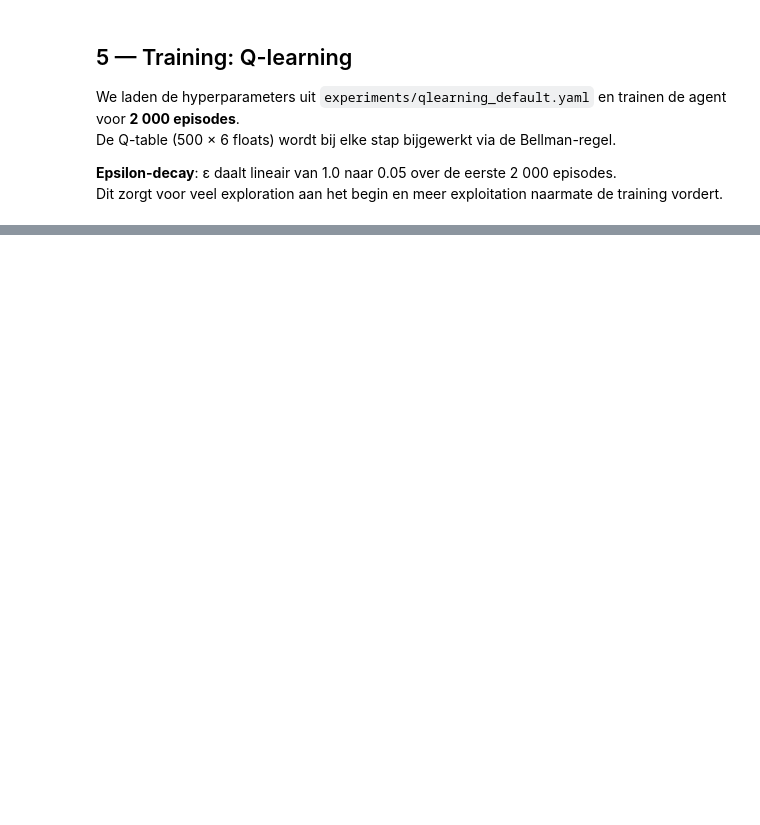
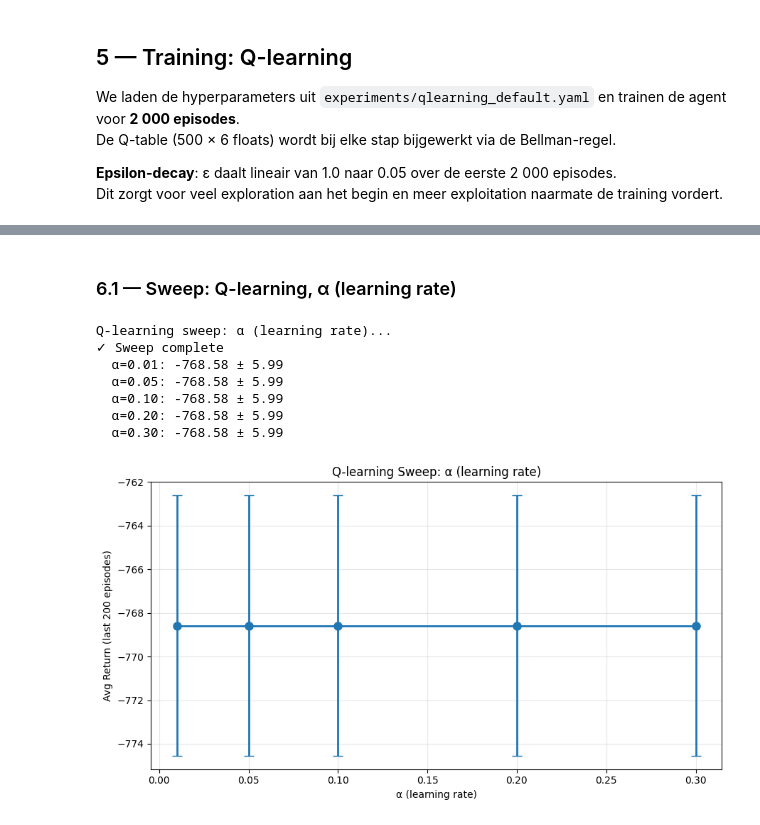
Before and after one commit to louisbrouwer/Autonomous_2, a Jupyter notebook: main.ipynb, the cells around one changed output, grey strips where cells are left out. Drawn from its saved outputs; the diff is of its cells as text; code cells hidden in the pictures; blank space fills up the shorter version.

```diff
--- a/main.ipynb
+++ b/main.ipynb
@@ -502,2 +354,0 @@ In Taxi-v4 zijn de prestaties doorgaans vergelijkbaar.
-# %%
-ax.set_title("SARSA: trainings-reward curve — Taxi-v4")
@@ -508,2 +354,0 @@ De ruwe return per episode (transparant) en het voortschrijdend gemiddelde (wind
-# %%
-ax.set_title("SARSA: trainings-reward curve — Taxi-v4")
@@ -529,2 +354,0 @@ We zetten alle vier agents naast elkaar in één tabel en twee grafieken.
-# %%
-ax.set_title("Trainings-reward curves — Taxi-v4: Q-learning vs SARSA")
@@ -629,0 +355,14 @@ De centrale les: **algoritme en hyperparameter zijn geen onafhankelijke keuzes**
+# %%
+print("Q-learning: training 2000 episodes...")
+
+# Laad configuratie
+with open(PROJECT_ROOT / "experiments" / "qlearning_default.yaml") as f:
+    ql_cfg = yaml.safe_load(f) or {}
+
+# Creëer en train agent
+ql_agent = QLearningAgent(n_states=N_STATES, n_actions=N_ACTIONS,
+                          seed=42, **ql_cfg.get("agent", {}))
+ql_log = train_agent(ql_agent, is_sarsa=False, episodes=2000, seed=42)
+
+print(f"✓ Q-learning training complete")
+print(f"  Laatste 200 episodes gemiddeld return: {ql_log[-200:, 1].mean():.2f}")
@@ -629,0 +440,28 @@ De centrale les: **algoritme en hyperparameter zijn geen onafhankelijke keuzes**
+# %% [markdown]
+### 6.1 — Sweep: Q-learning, α (learning rate)
+# %%
+print("Q-learning sweep: α (learning rate)...")
+with open(PROJECT_ROOT / "experiments" / "qlearning_default.yaml") as f:
+    base_ql_cfg = yaml.safe_load(f).get("agent", {})
+
+alpha_values = [0.01, 0.05, 0.1, 0.2, 0.3]
+sweep_alpha_ql = run_sweep(QLearningAgent, 'alpha', alpha_values, base_ql_cfg, n_seeds=3, episodes=1000, is_sarsa=False)
+
+print("✓ Sweep complete")
+for alpha, res in sweep_alpha_ql.items():
+    print(f"  α={alpha:.2f}: {res['mean']:.2f} ± {res['std']:.2f}")
+
+fig, ax = plt.subplots(figsize=(9, 5))
+plot_sweep(sweep_alpha_ql, param_name="α (learning rate)", ax=ax)
+plt.tight_layout()
+plt.savefig(RESULTS_DIR / "sweep_alpha_ql.png", dpi=120)
+plt.show()
+# %% [output]
+Q-learning sweep: α (learning rate)...
+✓ Sweep complete
+  α=0.01: -768.58 ± 5.99
+  α=0.05: -768.58 ± 5.99
+  α=0.10: -768.58 ± 5.99
+  α=0.20: -768.58 ± 5.99
+  α=0.30: -768.58 ± 5.99
+[figure, added]
```
Also changed, not shown: parts of 45 cells of this notebook.
